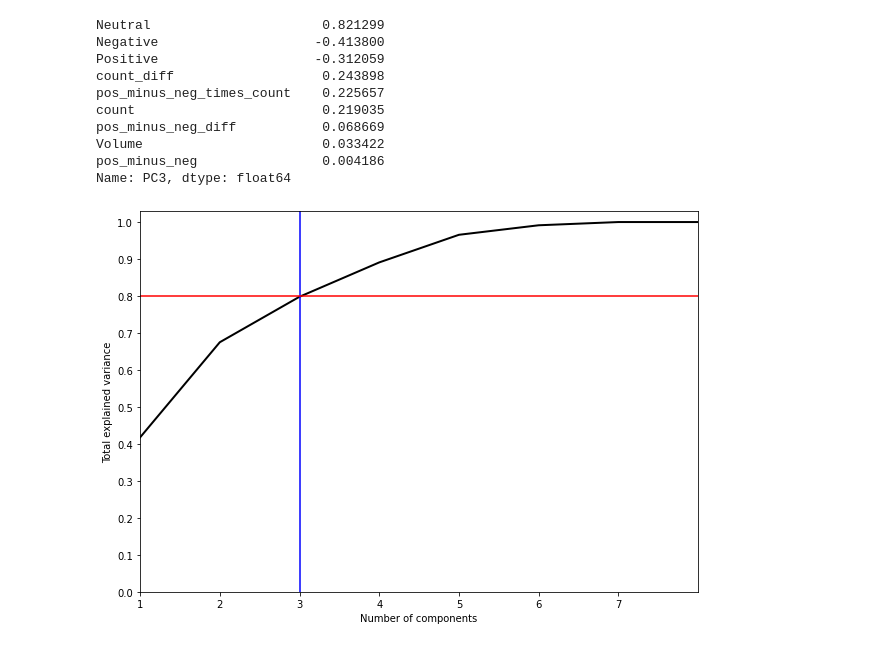
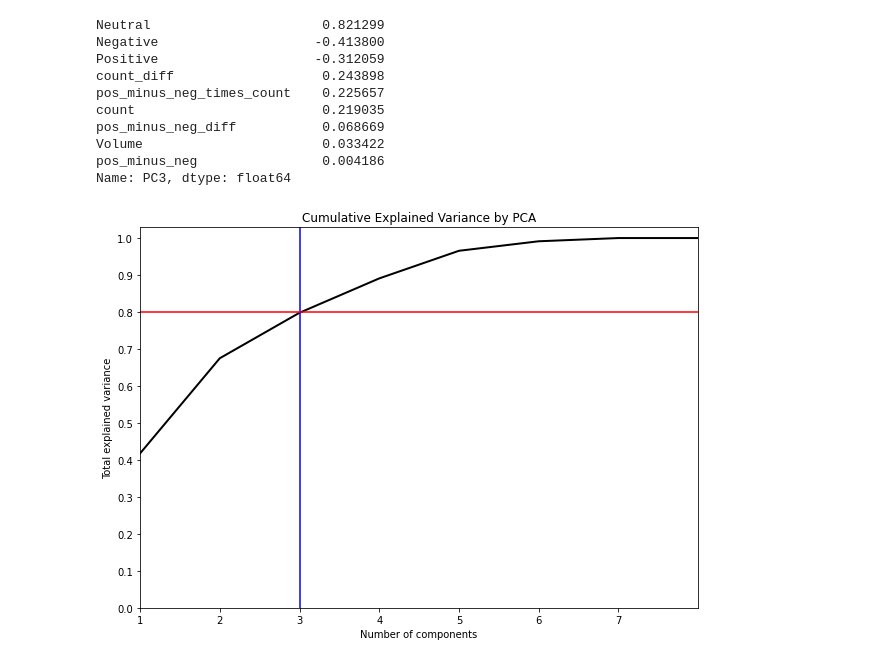
Before and after one commit to Jan-Burger/Bachelor-Thesis, a Jupyter notebook: notebooks/stock_prediction/EDA_stock_prediction.ipynb, the cells around one changed output. Saved outputs shown, nothing was run; the diff lists cells and outputs as text; code cells hidden in the pictures.

```diff
--- a/notebooks/stock_prediction/EDA_stock_prediction.ipynb
+++ b/notebooks/stock_prediction/EDA_stock_prediction.ipynb
@@ -124,19 +129,20 @@ Name: PC3, dtype: float64
 # %%
 # PCA Explainled variance
 pca = PCA().fit(df)
 
 plt.figure(figsize=(10,7))
 plt.plot(range(1, len(list(np.cumsum(pca.explained_variance_ratio_))) +1), list(np.cumsum(pca.explained_variance_ratio_)), color='k', lw=2)
+plt.title("Cumulative Explained Variance by PCA")
 plt.xlabel('Number of components')
 plt.ylabel('Total explained variance')
 plt.xlim(1, 8)
 plt.xticks(np.arange(1, 8, 1))
 plt.yticks(np.arange(0, 1.1, 0.1))
 plt.axvline(3, c='b')
 plt.axhline(0.8, c='r')
 plt.show();
 # %% [output]
-[figure, old version]
+[figure, new version]
 # %%
 test=list(np.cumsum(pca.explained_variance_ratio_))
 # %%
```
Also changed, not shown: parts of 6 cells of this notebook, 4 other files.
